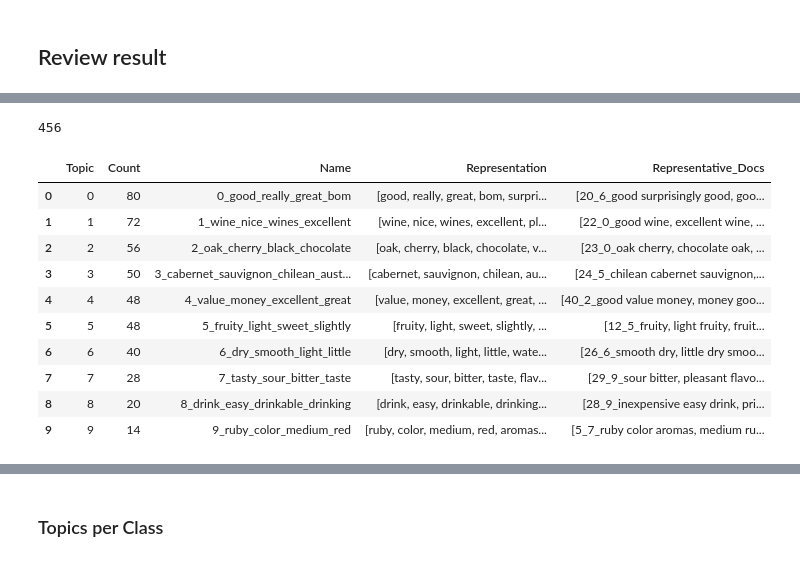
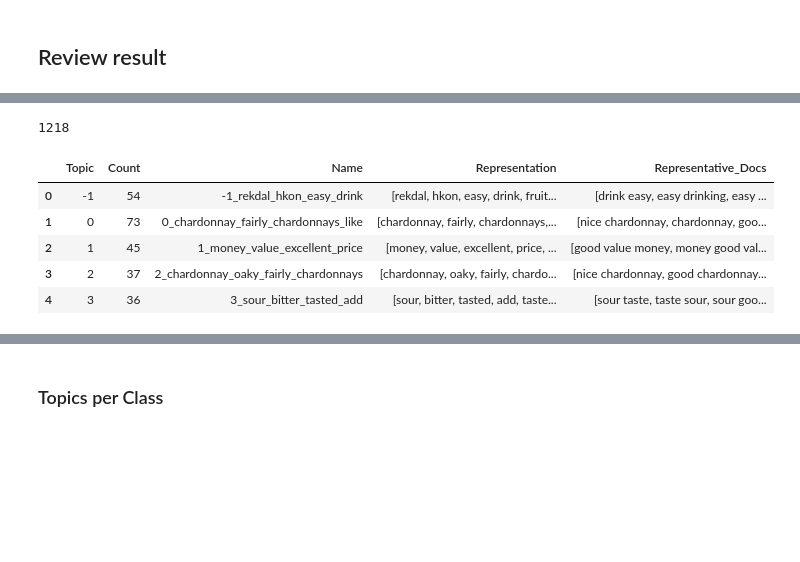
Before and after one commit to lbk209/topic_modeling, a Jupyter notebook: tm_wine_reviews_params.ipynb, the cells around one changed output, grey strips where cells are left out. Cells and saved outputs as stored; diff of their text form; code cells hidden in the pictures; blank space fills up the shorter version.

```diff
--- a/tm_wine_reviews_params.ipynb
+++ b/tm_wine_reviews_params.ipynb
@@ -591,6 +656,4 @@ params_base.update({
 # %%
-df_result = pd.DataFrame()
-
 total = len(df_params)
 #total = 3 # testing
 
@@ -598,9 +661,19 @@ for rec in tqdm(df_params.iloc[:total].itertuples(), total=total):
     idx = rec[0]
     kwargs = rec._asdict()
     kwargs.pop('Index', None)
+
+    # filter param set
+    cond = (df_result[list(kwargs)] == pd.Series(kwargs)).all(axis=1)
+    if cond.sum() > 0:
+        continue
+
     kwargs.update(params_base)
     df = bertopic_param_search(docs, **kwargs)
-    df = get_topics(df, idx)
+
+    if df is None:
+        df = pd.DataFrame({0: ['ERROR']}).rename_axis('index')
+    else:
+        df = get_topics(df, idx)
     df_result = pd.concat([df_result, df])
 
 df_result = df_params.join(df_result)
@@ -614,0 +695,5 @@ df_result.head(5)
+# %%
+for i in range(10):
+    if i == 3:
+        continue
+    print(i)
@@ -615,3 +720,6 @@ df_result.head(5)
+# %%
+df_result = df_params.loc[df_result.index].join(df_result)
+#len(df_result)
 # %%
 cond = df_result[0].isna()
 print('num of param sets to be studied:', cond.sum())
@@ -675,39 +783,37 @@ n = range(10)
 res_df = df_result[n].apply(lambda x: x.str.join(', ')).stack()
 
 res_docs = []
+res_docs_id = [] # save param set and topic id for res_docs
+
 for idx, s in res_df.items():
     if s is None:
         break
+    res_docs.append(s)
     i = '_'.join([str(x) for x in idx])
-    res_docs.append(f'{i}_{s}')
+    res_docs_id.append(i)
 len(res_docs)
 # %% [output]
-456
+1218
 # %%
 random_state = 42
 
 umap_model = UMAP(min_dist=0.0, random_state=random_state)
 
 topic_model = BERTopic(
     umap_model = umap_model,
     calculate_probabilities=True
     )
 
 topics, probs = topic_model.fit_transform(res_docs)
 
-topic_model.get_topic_info()
+topic_model.get_topic_info().head()
 # %% [output]
 |  | Topic | Count | Name | Representation | Representative_Docs |
-| 0 | 0 | 80 | 0_good_really_great_bom | [good, really, great, bom, surpri... | [20_6_good surprisingly good, goo... |
-| 1 | 1 | 72 | 1_wine_nice_wines_excellent | [wine, nice, wines, excellent, pl... | [22_0_good wine, excellent wine, ... |
-| 2 | 2 | 56 | 2_oak_cherry_black_chocolate | [oak, cherry, black, chocolate, v... | [23_0_oak cherry, chocolate oak, ... |
-| 3 | 3 | 50 | 3_cabernet_sauvignon_chilean_aust... | [cabernet, sauvignon, chilean, au... | [24_5_chilean cabernet sauvignon,... |
-| 4 | 4 | 48 | 4_value_money_excellent_great | [value, money, excellent, great, ... | [40_2_good value money, money goo... |
-| 5 | 5 | 48 | 5_fruity_light_sweet_slightly | [fruity, light, sweet, slightly, ... | [12_5_fruity, light fruity, fruit... |
-| 6 | 6 | 40 | 6_dry_smooth_light_little | [dry, smooth, light, little, wate... | [26_6_smooth dry, little dry smoo... |
-| 7 | 7 | 28 | 7_tasty_sour_bitter_taste | [tasty, sour, bitter, taste, flav... | [29_9_sour bitter, pleasant flavo... |
-| 8 | 8 | 20 | 8_drink_easy_drinkable_drinking | [drink, easy, drinkable, drinking... | [28_9_inexpensive easy drink, pri... |
-| 9 | 9 | 14 | 9_ruby_color_medium_red | [ruby, color, medium, red, aromas... | [5_7_ruby color aromas, medium ru... |
+| 0 | -1 | 54 | -1_rekdal_hkon_easy_drink | [rekdal, hkon, easy, drink, fruit... | [drink easy, easy drinking, easy ... |
+| 1 | 0 | 73 | 0_chardonnay_fairly_chardonnays_like | [chardonnay, fairly, chardonnays,... | [nice chardonnay, chardonnay, goo... |
+| 2 | 1 | 45 | 1_money_value_excellent_price | [money, value, excellent, price, ... | [good value money, money good val... |
+| 3 | 2 | 37 | 2_chardonnay_oaky_fairly_chardonnays | [chardonnay, oaky, fairly, chardo... | [nice chardonnay, good chardonnay... |
+| 4 | 3 | 36 | 3_sour_bitter_tasted_add | [sour, bitter, tasted, add, taste... | [sour taste, taste sour, sour goo... |
 # %%
 topic_model.visualize_topics()
 # %% [output]
```
Also changed, not shown: parts of 34 cells of this notebook.
